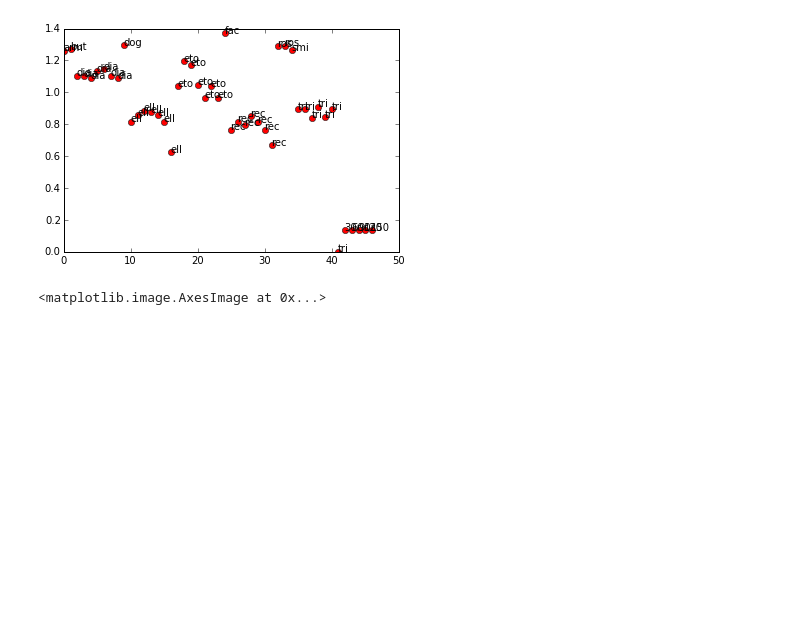
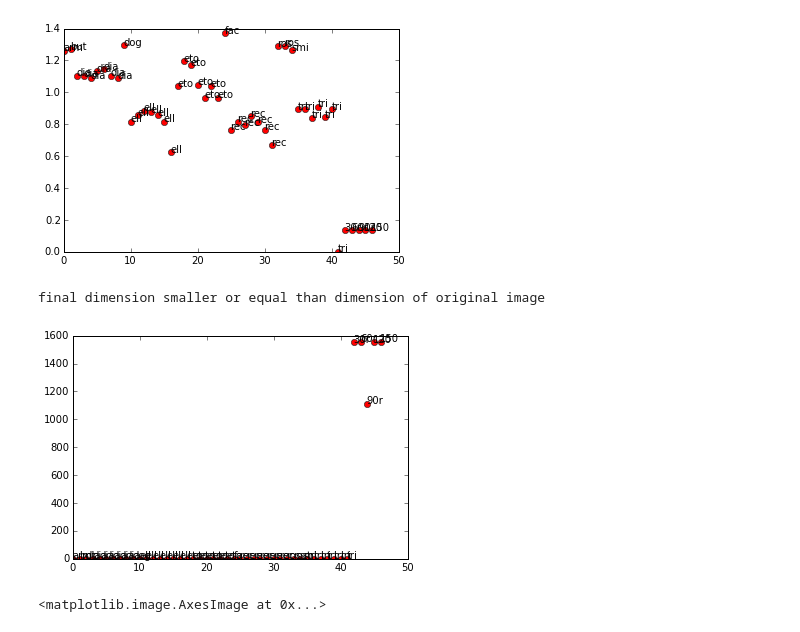
Before and after one commit to disabledalpha/iPython-Notebooks, a Jupyter notebook: FFT rotation test.ipynb, the cells around one changed output. Saved outputs shown, nothing was run; the diff lists cells and outputs as text; code cells hidden in the pictures; blank space fills up the shorter version.

Commit message:
Added plot for comparison with non normalized FFTs

```diff
--- a/FFT rotation test.ipynb
+++ b/FFT rotation test.ipynb
@@ -193,6 +193,22 @@ def test_FFT_results(image, angle=60):
     diff_norm = LA.norm(image_fft_normalized-image_returned_fft_normalized)
 
     return diff_norm
+# %%
+def test_FFT_results_not_normalized(image, angle=60):
+    if image.shape[0]!=image.shape[1]:
+        print("Only square images!")
+        return
+
+    image_turned = ndimage.interpolation.rotate(image, angle, prefilter = False)
+    image_enlarged = enlarge_image(image,image_turned.shape[0])
+    image_returned = ndimage.interpolation.rotate(image_turned,-angle,reshape=False, prefilter=False)
+
+    image_fft = np.fft.fftshift(np.fft.fft2(image_enlarged))
+    image_returned_fft = np.fft.fftshift(np.fft.fft2(image_returned))
+
+    diff_norm = LA.norm(image_fft-image_returned_fft)
+
+    return diff_norm
 # %%
 def test_folder(folder_name=folder):
     for filename in os.listdir(folder_name):
@@ -326,6 +386,11 @@ plot_comparison(triangle)
 # %% [output]
 final dimension smaller or equal than dimension of original image
 [figure]
+# %%
+plot_comparison_not_normalized(triangle)
+# %% [output]
+final dimension smaller or equal than dimension of original image
+[figure, added]
 # %%
 etoile =  1 - rgb2gray(plt.imread('./test-images/etoile.png'))
 plt.imshow(etoile,cmap=cm.binary)
```
Also changed, not shown: parts of 1 cell of this notebook.
